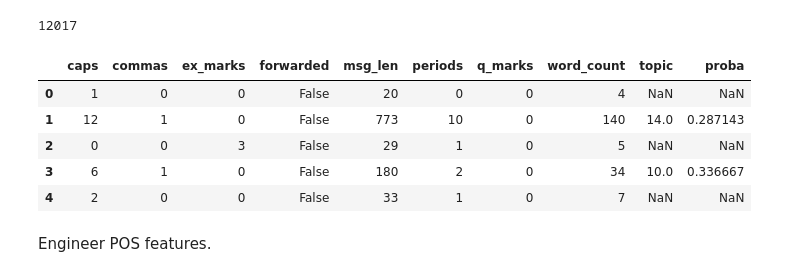
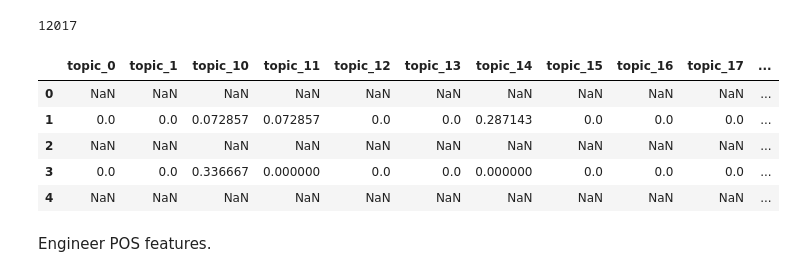
Before and after one commit to yuwie10/cultivate, a Jupyter notebook: notebooks/03-data-cleaning-processing.ipynb, the cells around one changed output. Drawn from its saved outputs; the diff is of its cells as text; code cells hidden in the pictures.

```diff
--- a/notebooks/03-data-cleaning-processing.ipynb
+++ b/notebooks/03-data-cleaning-processing.ipynb
@@ -472,9 +471,24 @@ for doc in topic_assignments:
+# %%
+topic_nums = [str(x) for x in range(num_topics)]
+topics = []
+for doc in topic_assignments:
+    topic_probas = {}
+    for d in doc:
+        topic, proba = d
+        topic_probas[str(topic)] = proba
+    for key in topic_nums:
+        if key not in topic_probas:
+            topic_probas[key] = 0
+    topics.append(topic_probas)
+
+#to isolate single topic with maximum probability
+    #topic, proba = max(doc, key = lambda x:x[1])
 # %%
 #get empty indices
-empty = []
+empty_indices = []
 for idx, doc in enumerate(docs_capitalized_punct):
     if not doc:
-        empty.append(idx)
+        empty_indices.append(idx)
         continue
     term_list = []
     tmp = []
@@ -485,5 +499,5 @@ for idx, doc in enumerate(docs_capitalized_punct):
         if not any(s in term for s in to_remove):
             term_list.append(term)
     if not term_list:
-        empty.append(idx)
+        empty_indices.append(idx)
 # %%
@@ -514,12 +522,14 @@ text_features.replace('nan', np.nan, inplace = True)
-# %%
-text_features.head()
-# %% [output]
-|  | caps | commas | ex_marks | forwarded | msg_len | periods | q_marks | word_count | topic | proba |
-| 0 | 1 | 0 | 0 | False | 20 | 0 | 0 | 4 | NaN | NaN |
-| 1 | 12 | 1 | 0 | False | 773 | 10 | 0 | 140 | 14.0 | 0.287143 |
-| 2 | 0 | 0 | 3 | False | 29 | 1 | 0 | 5 | NaN | NaN |
-| 3 | 6 | 1 | 0 | False | 180 | 2 | 0 | 34 | 10.0 | 0.336667 |
-| 4 | 2 | 0 | 0 | False | 33 | 1 | 0 | 7 | NaN | NaN |
+# %%
+tmp_df = pd.DataFrame(l)
+tmp_df.columns = ['topic_' + str(col) for col in tmp_df]
+tmp_df.head()
+# %% [output]
+|  | topic_0 | topic_1 | topic_10 | topic_11 | topic_12 | topic_13 | topic_14 | topic_15 | topic_16 | topic_17 | ... |
+| 0 | NaN | NaN | NaN | NaN | NaN | NaN | NaN | NaN | NaN | NaN | ... |
+| 1 | 0.0 | 0.0 | 0.072857 | 0.072857 | 0.0 | 0.0 | 0.287143 | 0.0 | 0.0 | 0.0 | ... |
+| 2 | NaN | NaN | NaN | NaN | NaN | NaN | NaN | NaN | NaN | NaN | ... |
+| 3 | 0.0 | 0.0 | 0.336667 | 0.000000 | 0.0 | 0.0 | 0.000000 | 0.0 | 0.0 | 0.0 | ... |
+| 4 | NaN | NaN | NaN | NaN | NaN | NaN | NaN | NaN | NaN | NaN | ... |
 # %% [markdown]
 Engineer POS features.
 # %%
```
Also changed, not shown: parts of 10 cells of this notebook, 3 other files.
